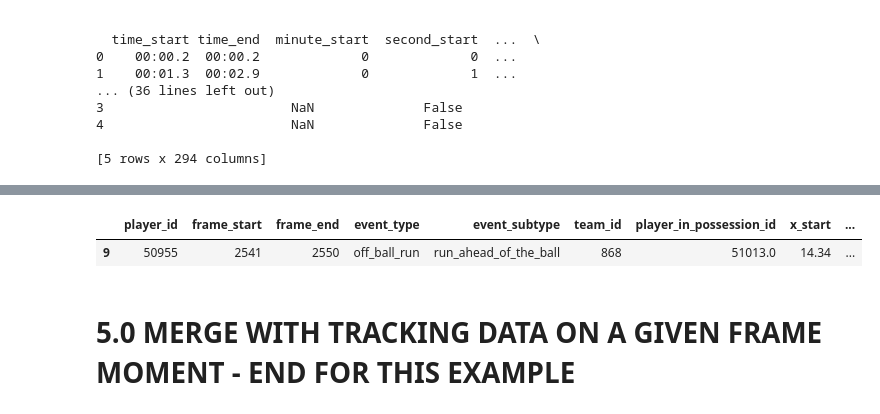
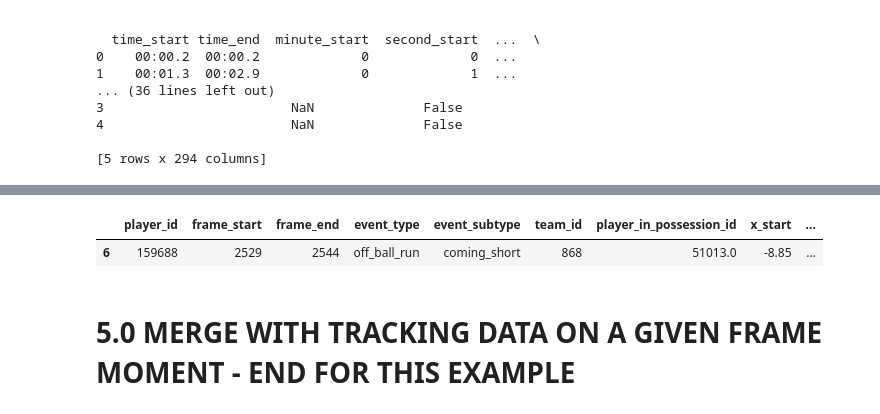
Before and after one commit to GabrielGausachs/analytics_cup_research, a Jupyter notebook: src/Merging_Dynamic_Events_and_Tracking_Data_Tutorial.ipynb, the cells around one changed output, grey strips where cells are left out. Drawn from its saved outputs; the diff is of its cells as text; code cells hidden in the pictures.

```diff
--- a/src/Merging_Dynamic_Events_and_Tracking_Data_Tutorial.ipynb
+++ b/src/Merging_Dynamic_Events_and_Tracking_Data_Tutorial.ipynb
@@ -274,23 +330,23 @@ Shape of dynamic events data: (4188, 294)
 # %%
 # This is a run in behind
-de_match[de_match.event_id == "1_2"][
+de_match[de_match.event_id == "8_5"][
     [
         "player_id",
         "frame_start",
         "frame_end",
         "event_type",
         "event_subtype",
         "team_id",
         "player_in_possession_id",
         "x_start",
         "y_start",
         "x_end",
         "y_end",
     ]
 ]
 # %% [output]
 |  | player_id | frame_start | frame_end | event_type | event_subtype | team_id | player_in_possession_id | x_start | ... |
-| 9 | 50955 | 2541 | 2550 | off_ball_run | run_ahead_of_the_ball | 868 | 51013.0 | 14.34 | ... |
+| 6 | 159688 | 2529 | 2544 | off_ball_run | coming_short | 868 | 51013.0 | -8.85 | ... |
 # %% [markdown]
 # 5.0 MERGE WITH TRACKING DATA ON A GIVEN FRAME MOMENT - END FOR THIS EXAMPLE
 # %% [markdown]
```
Also changed, not shown: parts of 5 cells of this notebook, 1 other file.
